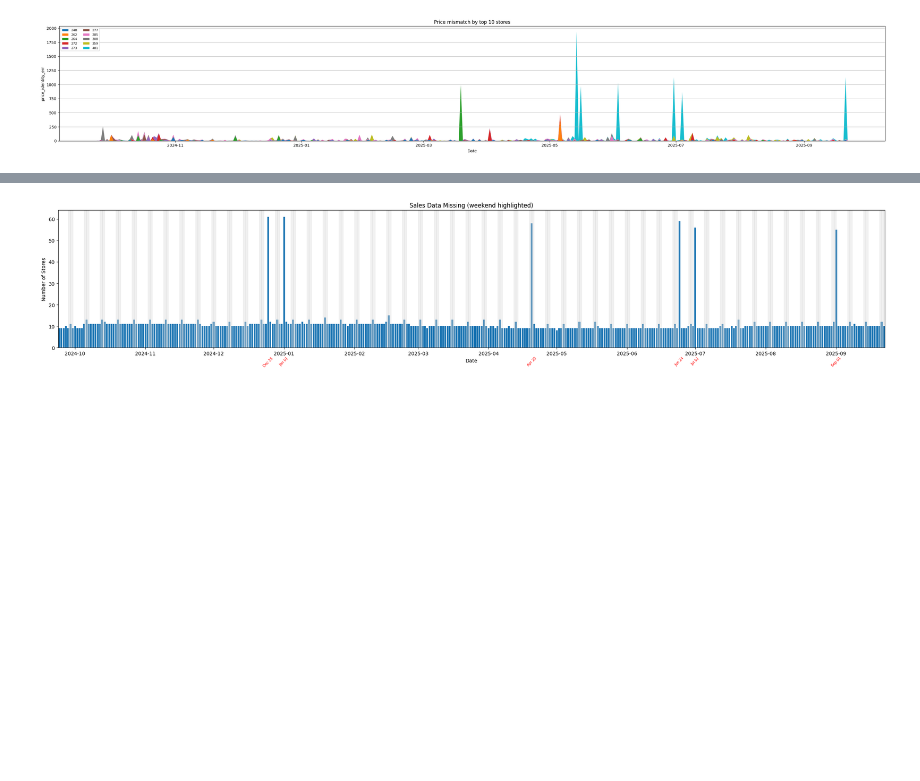
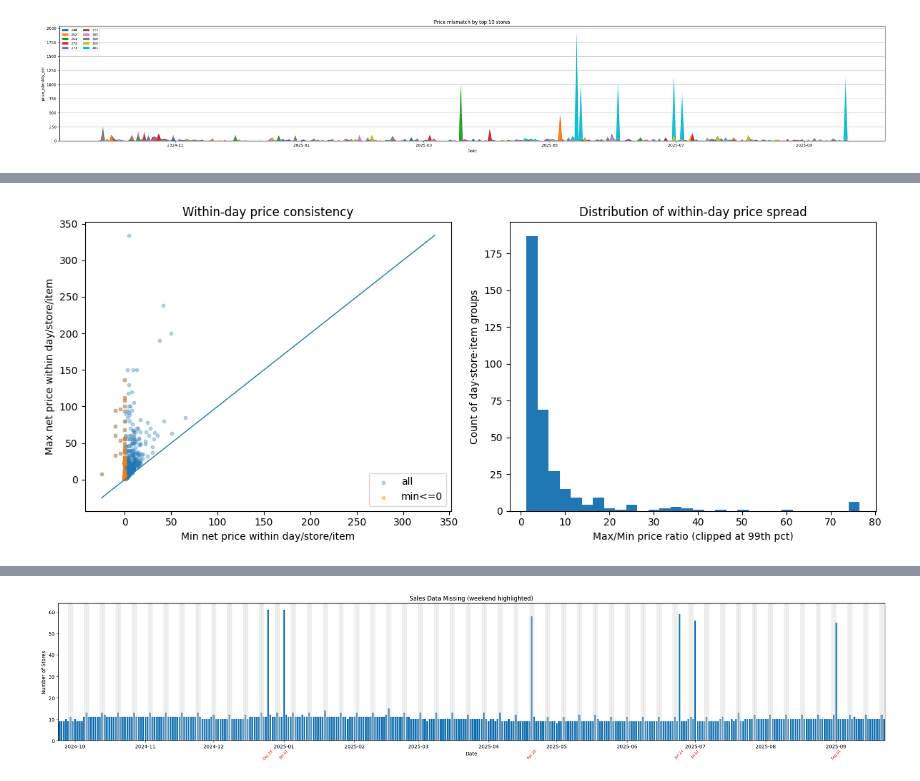
Before and after one commit to kozlov-ski/aptimyz-demand-forecast, a Jupyter notebook: notebooks/2_aptimyz_eda_v1.ipynb, the cells around one changed output, grey strips where cells are left out. Saved outputs shown, nothing was run; the diff lists cells and outputs as text; code cells hidden in the pictures; blank space fills up the shorter version.

```diff
--- a/notebooks/2_aptimyz_eda_v1.ipynb
+++ b/notebooks/2_aptimyz_eda_v1.ipynb
@@ -288,0 +421,53 @@ plt.show()
+# %%
+# --- prepare columns ---
+noise_df["range_ratio"] = np.where(
+    noise_df["min_price"] <= 0, np.nan, noise_df["max_price"] / noise_df["min_price"]
+)
+noise_df["is_neg_or_zero_min"] = (noise_df["min_price"] <= 0).astype(int)
+
+# --- clip extreme ratios for readable histogram axes ---
+ratio_clip = noise_df["range_ratio"].quantile(0.99)
+noise_df["range_ratio_clipped"] = noise_df["range_ratio"].clip(upper=ratio_clip)
+
+# --- create one figure, two subplots (1 row × 2 columns) ---
+fig, axes = plt.subplots(1, 2, figsize=(12, 5))
+
+# ===== LEFT subplot: scatter (min vs max) =====
+ax = axes[0]
+ax.scatter(noise_df["min_price"], noise_df["max_price"], alpha=0.3, s=10, label="all")
+
+# highlight suspicious (min <= 0)
+sus = noise_df["is_neg_or_zero_min"] == 1
+if sus.any():
+    ax.scatter(
+        noise_df.loc[sus, "min_price"],
+        noise_df.loc[sus, "max_price"],
+        alpha=0.5,
+        s=10,
+        marker="x",
+        label="min<=0",
+    )
+
+# y = x guideline
+lims = [
+    np.nanmin([noise_df["min_price"].min(), noise_df["max_price"].min()]),
+    np.nanmax([noise_df["min_price"].max(), noise_df["max_price"].max()]),
+]
+ax.plot(lims, lims, linewidth=1)
+ax.set_xlabel("Min net price within day/store/item")
+ax.set_ylabel("Max net price within day/store/item")
+ax.set_title("Within-day price consistency")
+ax.legend()
+
+# ===== RIGHT subplot: histogram of ratio =====
+ax = axes[1]
+valid = noise_df["range_ratio_clipped"].dropna()
+ax.hist(valid, bins=30)
+ax.set_xlabel("Max/Min price ratio (clipped at 99th pct)")
+ax.set_ylabel("Count of day·store·item groups")
+ax.set_title("Distribution of within-day price spread")
+
+plt.tight_layout()
+plt.show()
+# %% [output]
+[figure, added]
```
Also changed, not shown: parts of 33 cells of this notebook, 2 other files.
